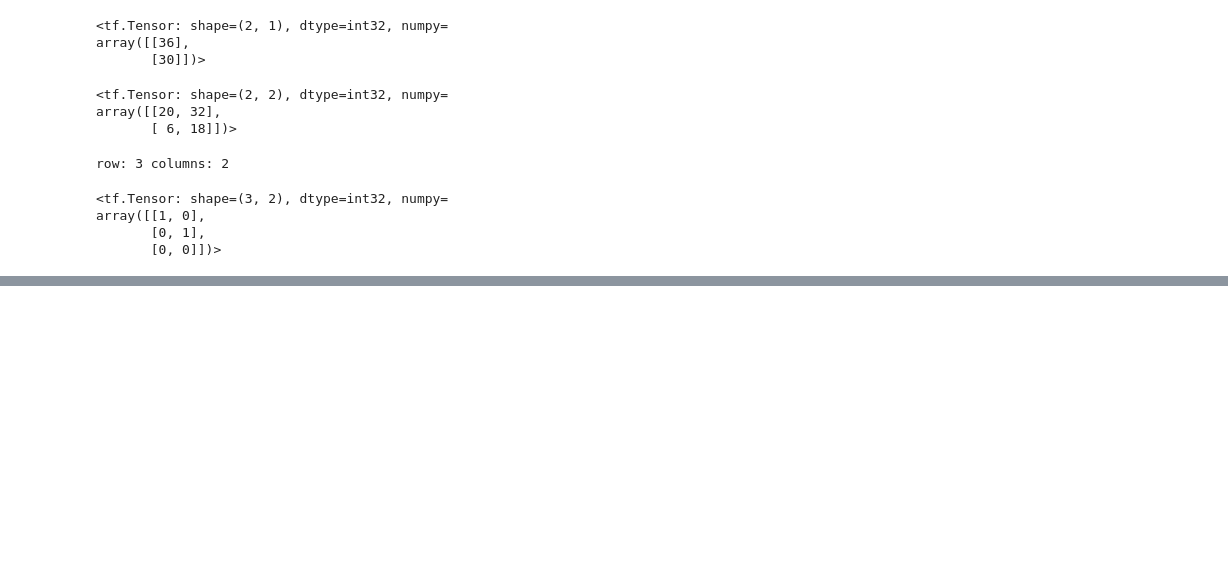
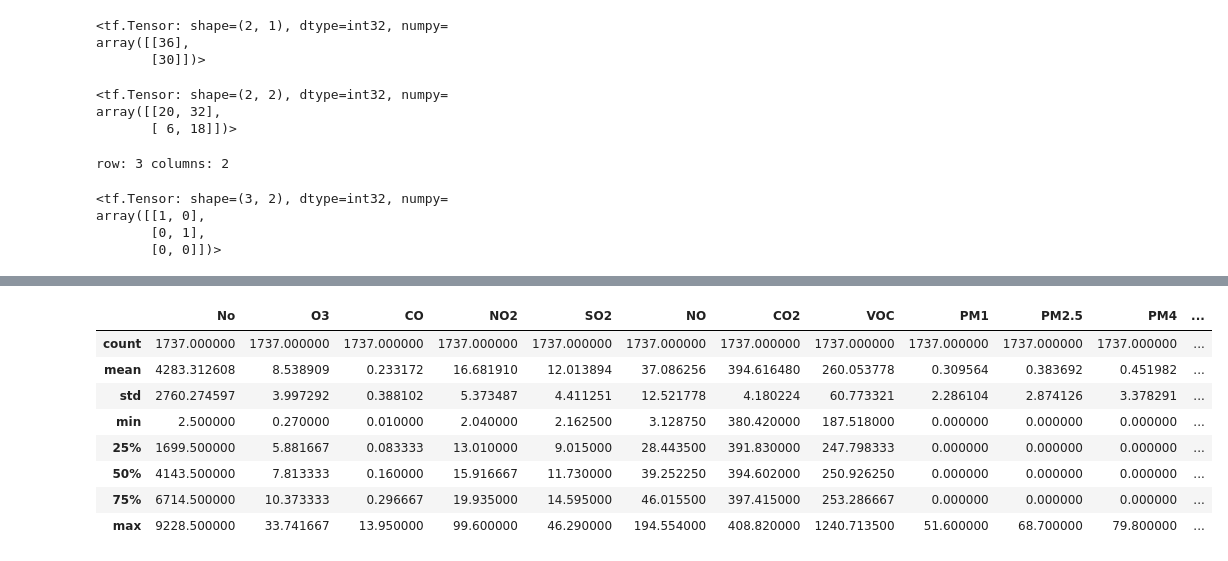
Before and after one commit to vijay113/Jupyter_Python, a Jupyter notebook: tensor_flow_tutorial.ipynb, the cells around one changed output, grey strips where cells are left out. Cells and saved outputs as stored; diff of their text form; code cells hidden in the pictures; blank space fills up the shorter version.

```diff
--- a/tensor_flow_tutorial.ipynb
+++ b/tensor_flow_tutorial.ipynb
@@ -172,0 +219,12 @@ print("Testing")
+# %%
+df2.describe()
+# %% [output]
+|  | No | O3 | CO | NO2 | SO2 | NO | CO2 | VOC | PM1 | PM2.5 | PM4 | ... |
+| count | 1737.000000 | 1737.000000 | 1737.000000 | 1737.000000 | 1737.000000 | 1737.000000 | 1737.000000 | 1737.000000 | 1737.000000 | 1737.000000 | 1737.000000 | ... |
+| mean | 4283.312608 | 8.538909 | 0.233172 | 16.681910 | 12.013894 | 37.086256 | 394.616480 | 260.053778 | 0.309564 | 0.383692 | 0.451982 | ... |
+| std | 2760.274597 | 3.997292 | 0.388102 | 5.373487 | 4.411251 | 12.521778 | 4.180224 | 60.773321 | 2.286104 | 2.874126 | 3.378291 | ... |
+| min | 2.500000 | 0.270000 | 0.010000 | 2.040000 | 2.162500 | 3.128750 | 380.420000 | 187.518000 | 0.000000 | 0.000000 | 0.000000 | ... |
+| 25% | 1699.500000 | 5.881667 | 0.083333 | 13.010000 | 9.015000 | 28.443500 | 391.830000 | 247.798333 | 0.000000 | 0.000000 | 0.000000 | ... |
+| 50% | 4143.500000 | 7.813333 | 0.160000 | 15.916667 | 11.730000 | 39.252250 | 394.602000 | 250.926250 | 0.000000 | 0.000000 | 0.000000 | ... |
+| 75% | 6714.500000 | 10.373333 | 0.296667 | 19.935000 | 14.595000 | 46.015500 | 397.415000 | 253.286667 | 0.000000 | 0.000000 | 0.000000 | ... |
+| max | 9228.500000 | 33.741667 | 13.950000 | 99.600000 | 46.290000 | 194.554000 | 408.820000 | 1240.713500 | 51.600000 | 68.700000 | 79.800000 | ... |
```
Also changed, not shown: parts of 16 cells of this notebook, 1 other file.
